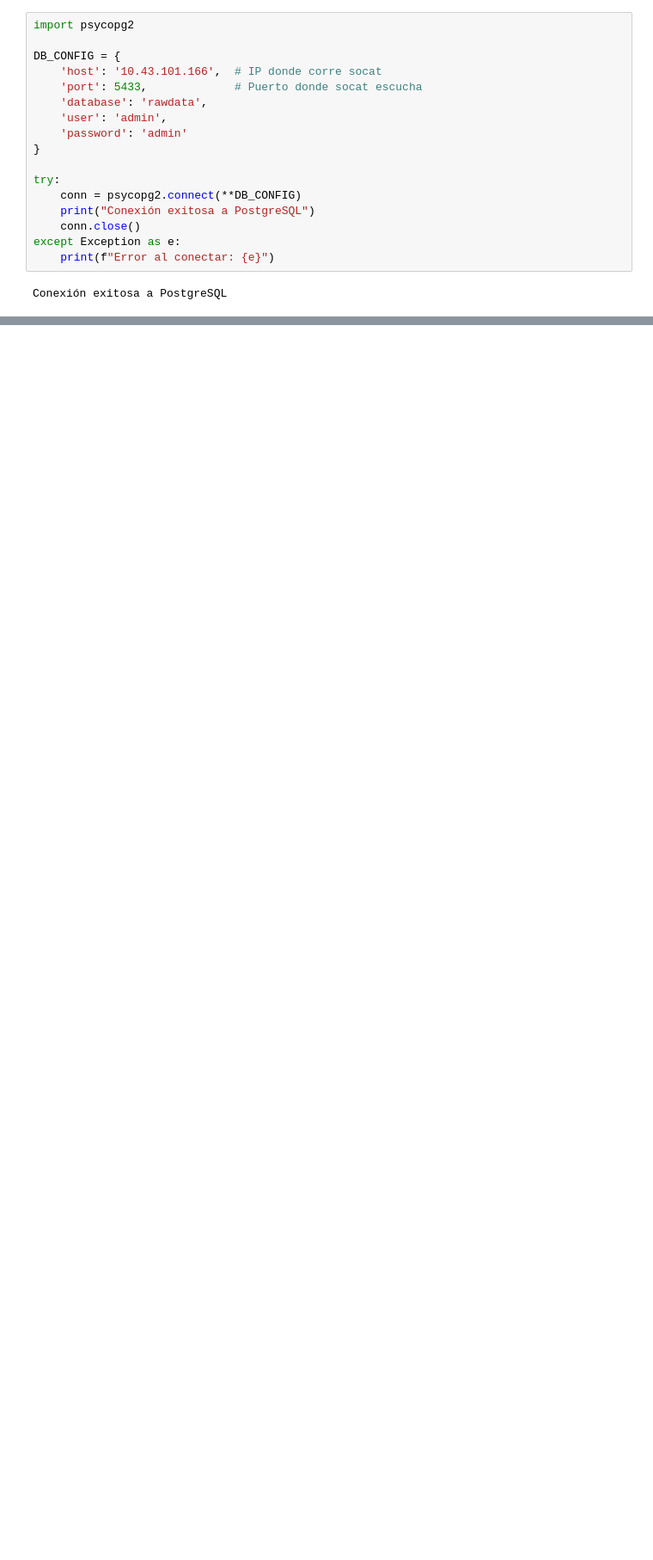
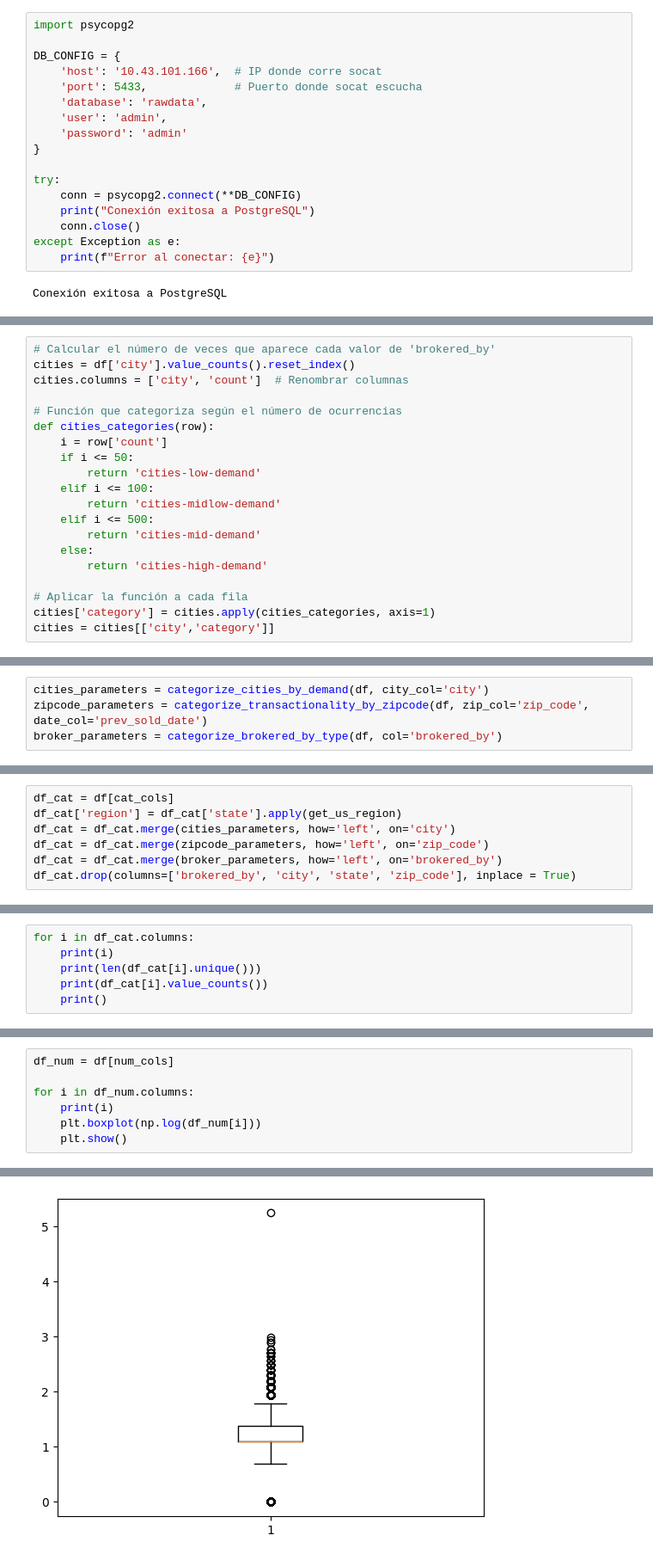
Before and after one commit to bricj/MLOPS_PUJ_Workspace, a Jupyter notebook: ProyectoFinal/jupyter/app/notebooks/EDA.ipynb, the cells around one changed output, grey strips where cells are left out. Shown at 86% size. Drawn from its saved outputs; the diff is of its cells as text; blank space fills up the shorter version.

```diff
--- a/ProyectoFinal/jupyter/app/notebooks/EDA.ipynb
+++ b/ProyectoFinal/jupyter/app/notebooks/EDA.ipynb
@@ -174,0 +303,20 @@ Conexión exitosa a PostgreSQL
+# %%
+# Calcular el número de veces que aparece cada valor de 'brokered_by'
+cities = df['city'].value_counts().reset_index()
+cities.columns = ['city', 'count']  # Renombrar columnas
+
+# Función que categoriza según el número de ocurrencias
+def cities_categories(row):
+    i = row['count']
+    if i <= 50:
+        return 'cities-low-demand'
+    elif i <= 100:
+        return 'cities-midlow-demand'
+    elif i <= 500:
+        return 'cities-mid-demand'
+    else:
+        return 'cities-high-demand'
+
+# Aplicar la función a cada fila
+cities['category'] = cities.apply(cities_categories, axis=1)
+cities = cities[['city','category']]
@@ -174,0 +448,4 @@ Conexión exitosa a PostgreSQL
+# %%
+cities_parameters = categorize_cities_by_demand(df, city_col='city')
+zipcode_parameters = categorize_transactionality_by_zipcode(df, zip_col='zip_code', date_col='prev_sold_date')
+broker_parameters = categorize_brokered_by_type(df, col='brokered_by')
@@ -174,0 +468,7 @@ Conexión exitosa a PostgreSQL
+# %%
+df_cat = df[cat_cols]
+df_cat['region'] = df_cat['state'].apply(get_us_region)
+df_cat = df_cat.merge(cities_parameters, how='left', on='city')
+df_cat = df_cat.merge(zipcode_parameters, how='left', on='zip_code')
+df_cat = df_cat.merge(broker_parameters, how='left', on='brokered_by')
+df_cat.drop(columns=['brokered_by', 'city', 'state', 'zip_code'], inplace = True)
@@ -174,0 +497,6 @@ Conexión exitosa a PostgreSQL
+# %%
+for i in df_cat.columns:
+    print(i)
+    print(len(df_cat[i].unique()))
+    print(df_cat[i].value_counts())
+    print()
@@ -174,0 +523,8 @@ Conexión exitosa a PostgreSQL
+# %%
+df_num = df[num_cols]
+
+for i in df_num.columns:
+    print(i)
+    plt.boxplot(np.log(df_num[i]))
+    plt.show()
+# %% [output]
@@ -174,0 +532 @@ Conexión exitosa a PostgreSQL
+[figure, added]
```
Also changed, not shown: parts of 42 cells of this notebook, 7 other files.
